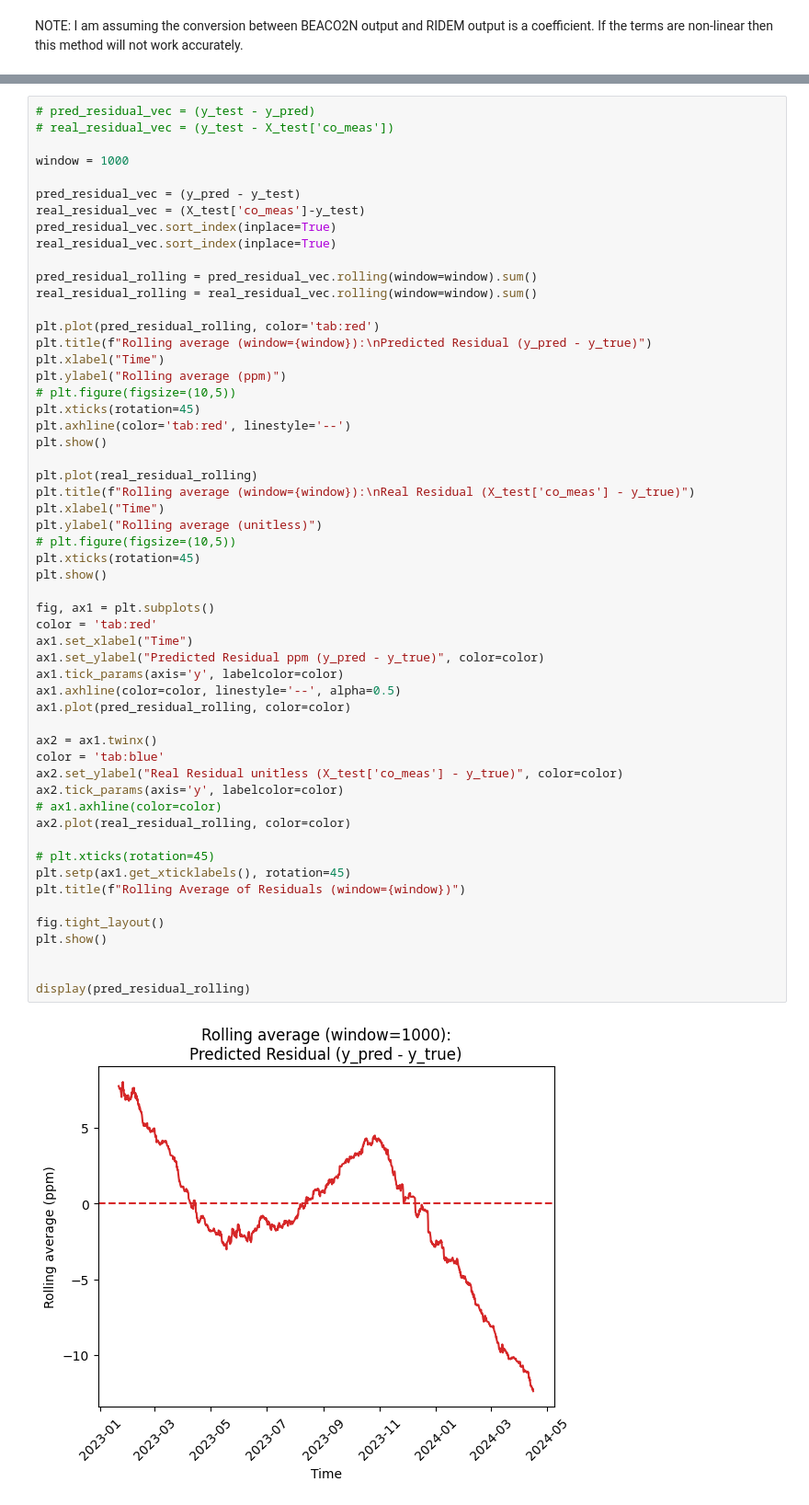
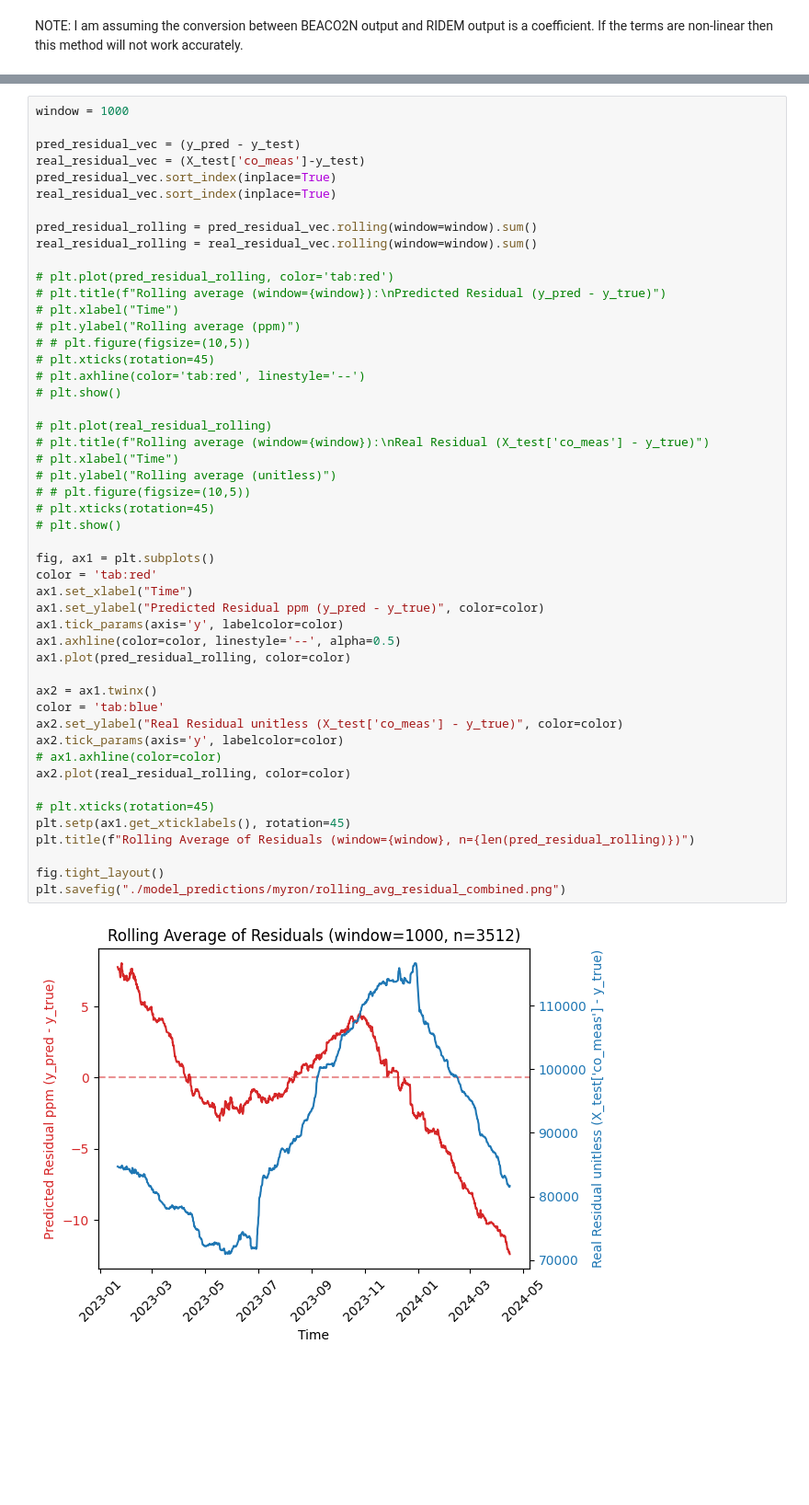
Before and after one commit to dwoodilla/bpp-scripts, a Jupyter notebook: myron_calibration.ipynb, the cells around one changed output, grey strips where cells are left out. Shown: that part at 92% size. Saved outputs shown, nothing was run; the diff lists cells and outputs as text; blank space fills up the shorter version.

```diff
--- a/myron_calibration.ipynb
+++ b/myron_calibration.ipynb
@@ -116,57 +100,51 @@ display(pd.DataFrame(statistics, index=[1]).T)
 # %%
-# pred_residual_vec = (y_test - y_pred)
-# real_residual_vec = (y_test - X_test['co_meas'])
-
 window = 1000
 
 pred_residual_vec = (y_pred - y_test)
 real_residual_vec = (X_test['co_meas']-y_test)
 pred_residual_vec.sort_index(inplace=True)
 real_residual_vec.sort_index(inplace=True)
 
 pred_residual_rolling = pred_residual_vec.rolling(window=window).sum()
 real_residual_rolling = real_residual_vec.rolling(window=window).sum()
 
-plt.plot(pred_residual_rolling, color='tab:red')
-plt.title(f"Rolling average (window={window}):\nPredicted Residual (y_pred - y_true)")
-plt.xlabel("Time")
-plt.ylabel("Rolling average (ppm)")
-# plt.figure(figsize=(10,5))
-plt.xticks(rotation=45)
-plt.axhline(color='tab:red', linestyle='--')
-plt.show()
+# plt.plot(pred_residual_rolling, color='tab:red')
+# plt.title(f"Rolling average (window={window}):\nPredicted Residual (y_pred - y_true)")
+# plt.xlabel("Time")
+# plt.ylabel("Rolling average (ppm)")
+# # plt.figure(figsize=(10,5))
+# plt.xticks(rotation=45)
+# plt.axhline(color='tab:red', linestyle='--')
+# plt.show()
 
-plt.plot(real_residual_rolling)
-plt.title(f"Rolling average (window={window}):\nReal Residual (X_test['co_meas'] - y_true)")
-plt.xlabel("Time")
-plt.ylabel("Rolling average (unitless)")
-# plt.figure(figsize=(10,5))
-plt.xticks(rotation=45)
-plt.show()
+# plt.plot(real_residual_rolling)
+# plt.title(f"Rolling average (window={window}):\nReal Residual (X_test['co_meas'] - y_true)")
+# plt.xlabel("Time")
+# plt.ylabel("Rolling average (unitless)")
+# # plt.figure(figsize=(10,5))
+# plt.xticks(rotation=45)
+# plt.show()
 
 fig, ax1 = plt.subplots()
 color = 'tab:red'
 ax1.set_xlabel("Time")
 ax1.set_ylabel("Predicted Residual ppm (y_pred - y_true)", color=color)
 ax1.tick_params(axis='y', labelcolor=color)
 ax1.axhline(color=color, linestyle='--', alpha=0.5)
 ax1.plot(pred_residual_rolling, color=color)
 
 ax2 = ax1.twinx()
 color = 'tab:blue'
 ax2.set_ylabel("Real Residual unitless (X_test['co_meas'] - y_true)", color=color)
 ax2.tick_params(axis='y', labelcolor=color)
 # ax1.axhline(color=color)
 ax2.plot(real_residual_rolling, color=color)
 
 # plt.xticks(rotation=45)
 plt.setp(ax1.get_xticklabels(), rotation=45)
-plt.title(f"Rolling Average of Residuals (window={window})")
+plt.title(f"Rolling Average of Residuals (window={window}, n={len(pred_residual_rolling)})")
 
 fig.tight_layout()
-plt.show()
-
-
-display(pred_residual_rolling)
+plt.savefig("./model_predictions/myron/rolling_avg_residual_combined.png")
 # %% [output]
-[figure, old version]
+[figure, new version]
```
Also changed, not shown: parts of 8 cells of this notebook, 19 other files.
